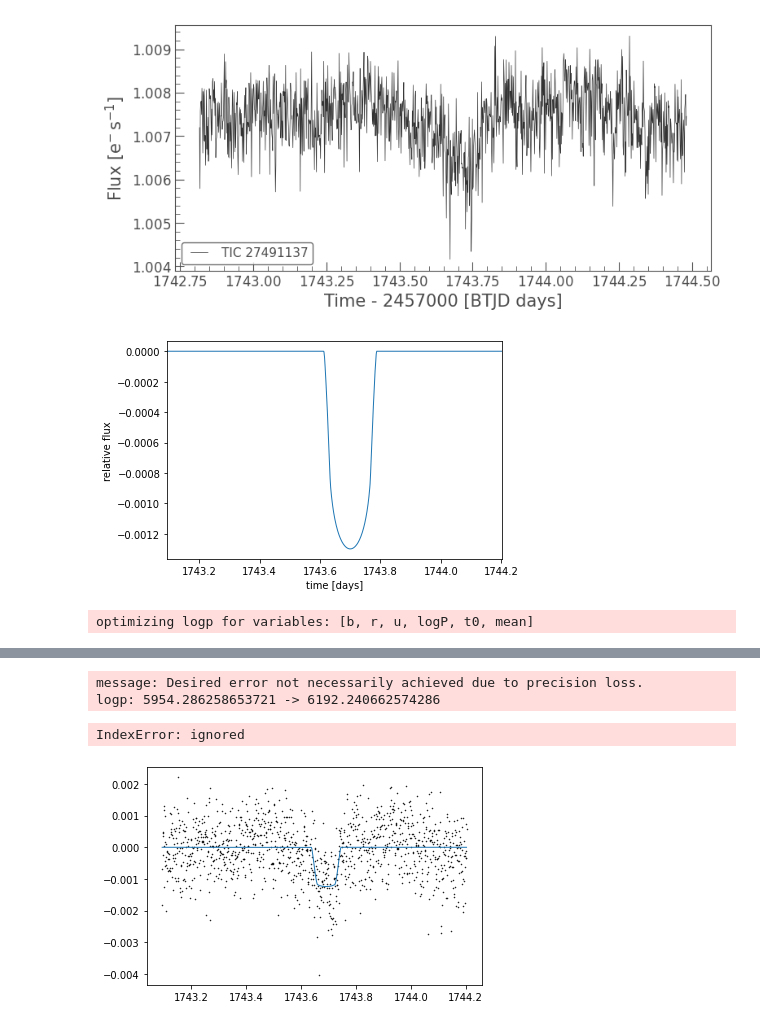
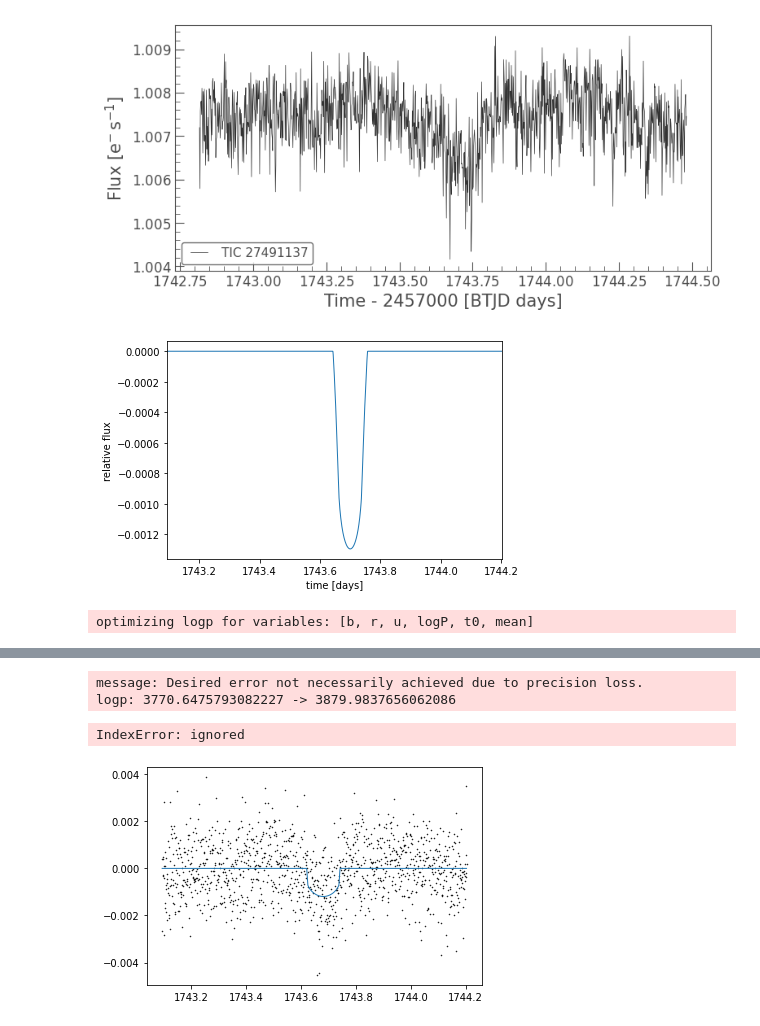
Before and after one commit to hughesymendes/TIC-27491137, a Jupyter notebook: dip1_sample.ipynb, the cells around one changed output, grey strips where cells are left out. Drawn from its saved outputs; the diff is of its cells as text; code cells hidden in the pictures.

```diff
--- a/dip1_sample.ipynb
+++ b/dip1_sample.ipynb
@@ -123,7 +123,7 @@ import numpy as np
 import exoplanet as xo
 
 # The light curve calculation requires an orbit
-orbit = xo.orbits.KeplerianOrbit(period=np.random.uniform(1,50,1), t0 =1743.7, r_star = 0.78, m_star= 0.87)
+orbit = xo.orbits.KeplerianOrbit(period=np.random.uniform(1,6,1), t0 =1743.7, r_star = 0.78, m_star= 0.87)
 
 # Compute a limb-darkened light curve using starry
 t = np.linspace(1743.09394,1744.20329, 1200)
@@ -145,7 +145,7 @@ plt.ylabel("relative flux")
 plt.xlabel("time [days]")
 _ = plt.xlim(t.min(), t.max())
 # %% [output]
-[figure, old version]
+[figure, new version]
 # %%
 import pymc3 as pm
 
@@ -160,8 +160,8 @@ with pm.Model() as model:
     t0 = pm.Normal("t0", mu=1743.7, sd=1.0, shape=1)
 
     # The log period; also tracking the period itself
-    logP = pm.Normal("logP", mu=np.random.uniform(1,50,1), sd=0.1, shape=1)
-    period = np.random.uniform(1,50,1)
+    logP = pm.Normal("logP", mu=np.random.uniform(1,6,1), sd=0.1, shape=1)
+    period = pm.Deterministic("period", pm.math.exp(logP))
 
     # The Kipping (2013) parameterization for quadratic limb darkening paramters
     u = xo.distributions.QuadLimbDark("u", testval=np.array([0.04, 0.06]))
@@ -180,35 +180,35 @@ with pm.Model() as model:
     # purposes
     pm.Deterministic("light_curves", light_curves)
 
     # In this line, we simulate the dataset that we will fit
     y = d1y
     y += d1y_err * np.random.randn(len(y))
 
     # The likelihood function assuming known Gaussian uncertainty
     pm.Normal("obs", mu=light_curve, sd=d1y_err, observed=y)
 
     # Fit for the maximum a posteriori parameters given the simuated
     # dataset
     map_soln = xo.optimize(start=model.test_point)
 
 
 plt.plot(t, y, ".k", ms=1, label="data")
 for i, l in enumerate("bc"):
     plt.plot(
         t, map_soln["light_curves"][:, i], lw=1, label="planet {0}".format(1)
     )
 plt.xlim(t.min(), t.max())
 plt.ylabel("relative flux")
 plt.xlabel("time [days]")
 plt.legend(fontsize=10)
 _ = plt.title("map model")
 # %% [output]
 optimizing logp for variables: [b, r, u, logP, t0, mean]
 [interactive output not drawn]
 message: Desired error not necessarily achieved due to precision loss.
-logp: 5954.286258653721 -> 6192.240662574286
+logp: 3770.6475793082227 -> 3879.9837656062086
 IndexError: ignored
-[figure, old version]
+[figure, new version]
 # %%
 np.random.seed(42)
 with model:
```
Also changed, not shown: parts of 2 cells of this notebook.
